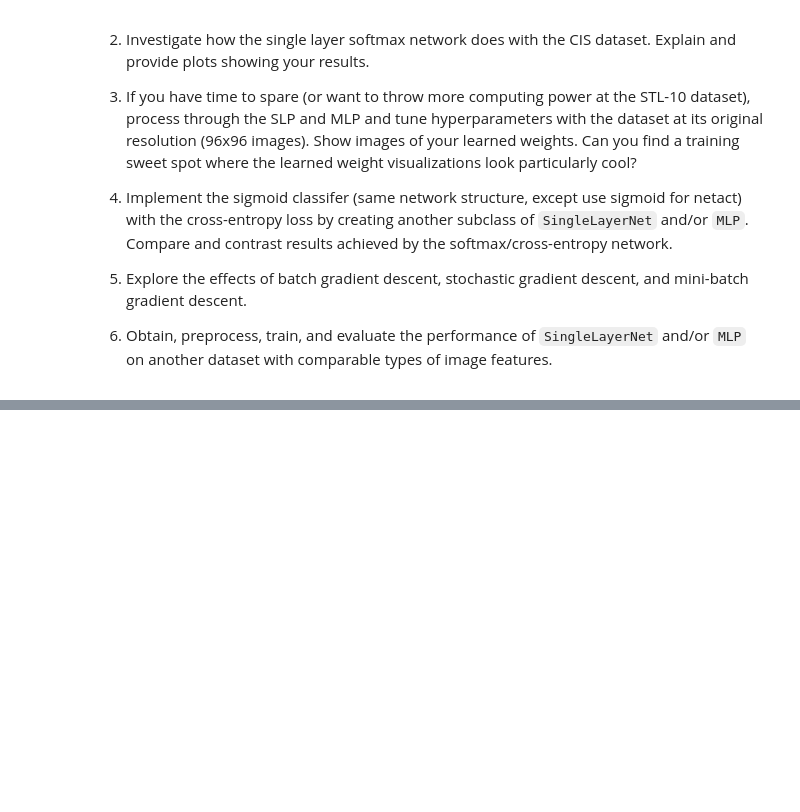
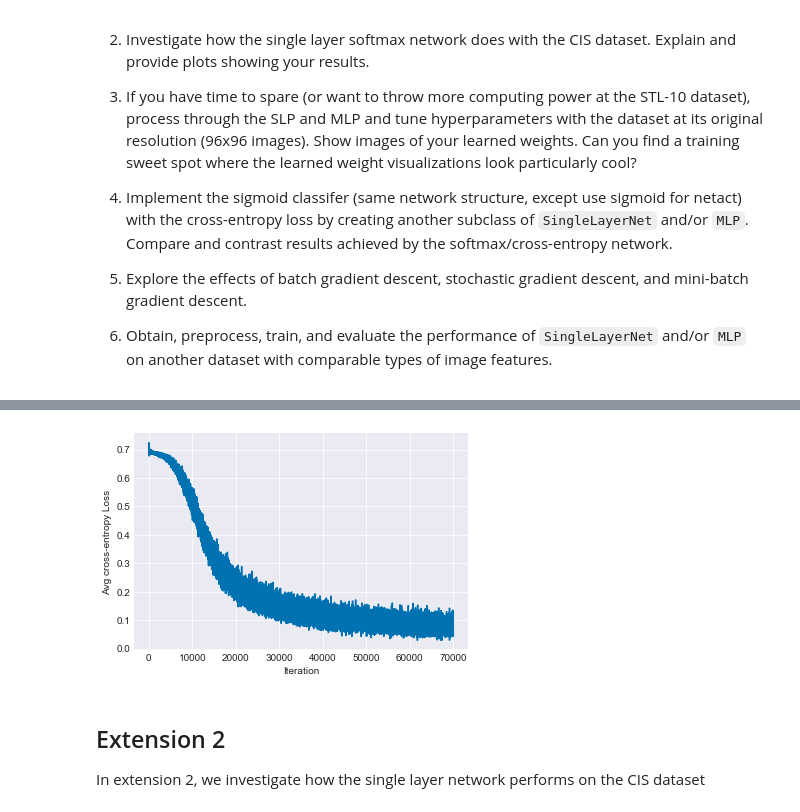
Before and after one commit to ejseal21/NeuralNetworks, a Jupyter notebook: project2/mlp.ipynb, the cells around one changed output, grey strips where cells are left out. Drawn from its saved outputs; the diff is of its cells as text; code cells hidden in the pictures; blank space fills up the shorter version.

```diff
--- a/project2/mlp.ipynb
+++ b/project2/mlp.ipynb
@@ -696,0 +690,10 @@ TypeError: Invalid dimensions for image data
+# %%
+hidden_size = 50
+net = MLP(cis_train_x.shape[1], hidden_size, 2)
+loss, acc_t, acc_v = net.fit(cis_test_x, cis_test_y, cis_val_x, cis_val_y, reg=0, lr=0.01, mini_batch_sz=100, n_epochs=700)
+
+plt.plot(loss)
+plt.xlabel('Iteration')
+plt.ylabel('Avg cross-entropy Loss')
+plt.show()
+# %% [output]
@@ -696,0 +717,4 @@ TypeError: Invalid dimensions for image data
+[figure, added]
+# %% [markdown]
+## Extension 2
+In extension 2, we investigate how the single layer network performs on the CIS dataset
```
Also changed, not shown: parts of 19 cells of this notebook, 1 other file.
